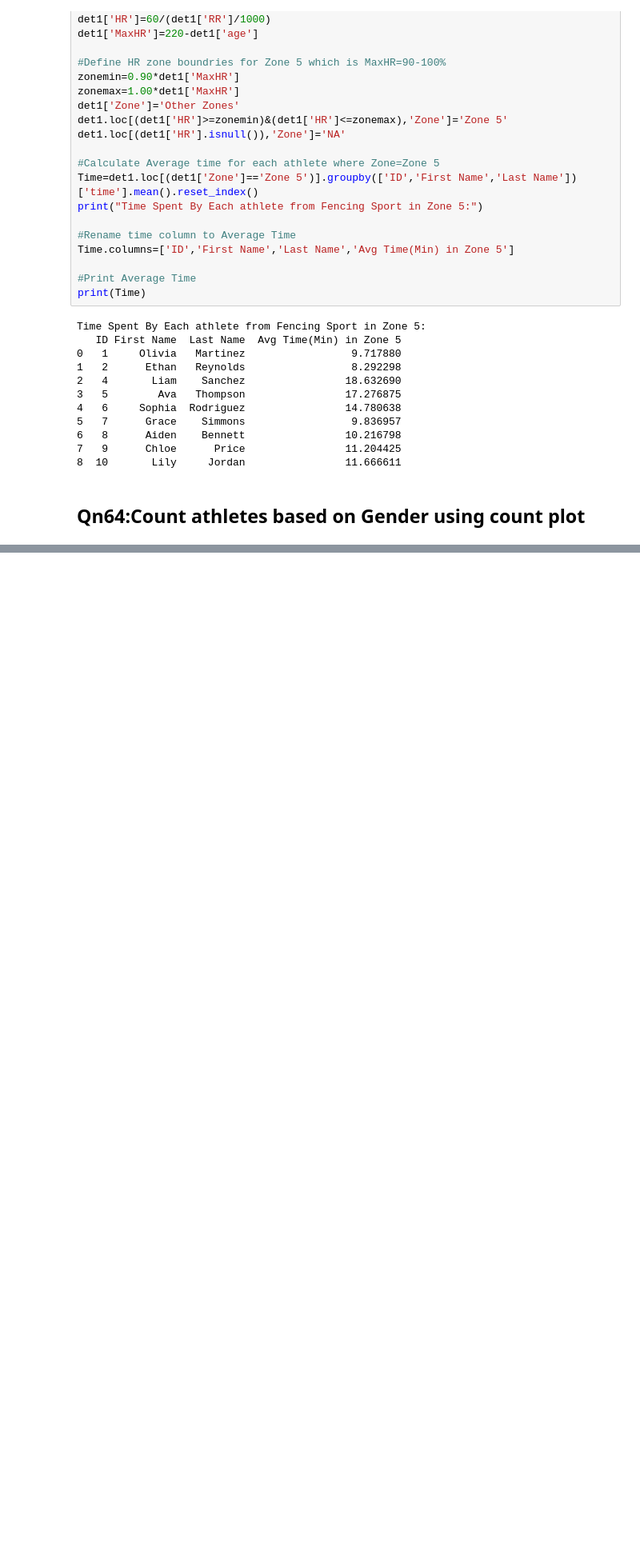
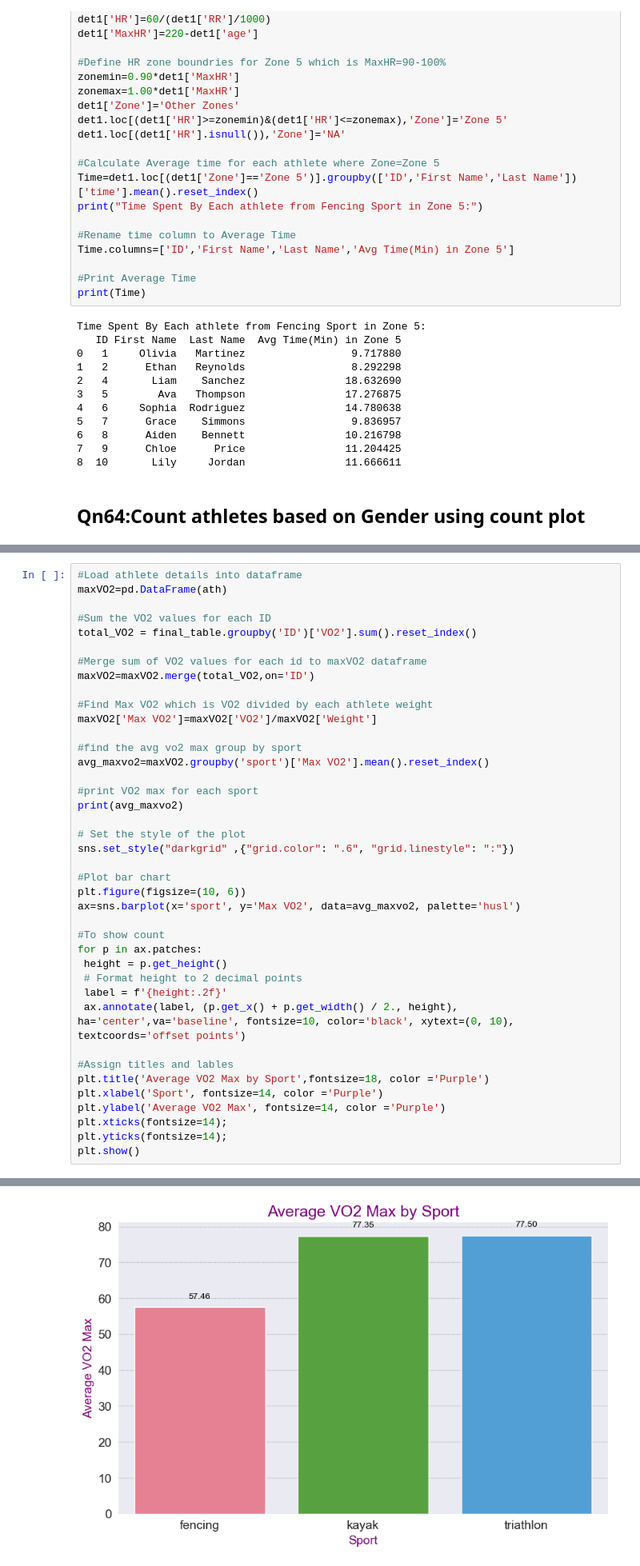
Before and after one commit to Swathikoneti/Team09_HackathonQueens_PythonHackathon_Aug24, a Jupyter notebook: Team09_Uthra.ipynb, the cells around one changed output, grey strips where cells are left out. Shown: that part at 80% size. Saved outputs shown, nothing was run; the diff lists cells and outputs as text; blank space fills up the shorter version.

```diff
--- a/Team09_Uthra.ipynb
+++ b/Team09_Uthra.ipynb
@@ -535,2 +535,41 @@ Count of Athletes By Gender:
 # %%
+#Load athlete details into dataframe
+maxVO2=pd.DataFrame(ath)
+
+#Sum the VO2 values for each ID
+total_VO2 = final_table.groupby('ID')['VO2'].sum().reset_index()
+
+#Merge sum of VO2 values for each id to maxVO2 dataframe
+maxVO2=maxVO2.merge(total_VO2,on='ID')
+
+#Find Max VO2 which is VO2 divided by each athlete weight
+maxVO2['Max VO2']=maxVO2['VO2']/maxVO2['Weight']
+
+#find the avg vo2 max group by sport
+avg_maxvo2=maxVO2.groupby('sport')['Max VO2'].mean().reset_index()
+
+#print VO2 max for each sport
+print(avg_maxvo2)
+
+# Set the style of the plot
+sns.set_style("darkgrid" ,{"grid.color": ".6", "grid.linestyle": ":"})
+
+#Plot bar chart
+plt.figure(figsize=(10, 6))
+ax=sns.barplot(x='sport', y='Max VO2', data=avg_maxvo2, palette='husl')
+
+#To show count
+for p in ax.patches:
+ height = p.get_height()
+ # Format height to 2 decimal points
+ label = f'{height:.2f}'
+ ax.annotate(label, (p.get_x() + p.get_width() / 2., height), ha='center',va='baseline', fontsize=10, color='black', xytext=(0, 10), textcoords='offset points')
+
+#Assign titles and lables
+plt.title('Average VO2 Max by Sport',fontsize=18, color ='Purple')
+plt.xlabel('Sport', fontsize=14, color ='Purple')
+plt.ylabel('Average VO2 Max', fontsize=14, color ='Purple')
+plt.xticks(fontsize=14);
+plt.yticks(fontsize=14);
+plt.show()
 # %% [output]
@@ -537,0 +580 @@ NameError: name 'VO2ml' is not defined
+[figure, added]
```
Also changed, not shown: parts of 2 cells of this notebook, 2 other files.
